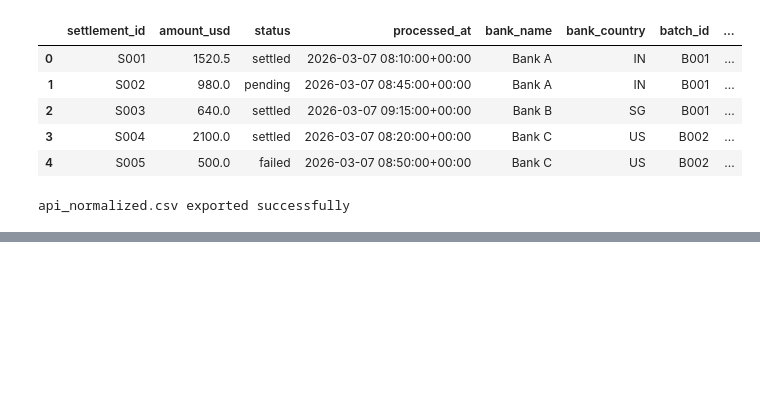
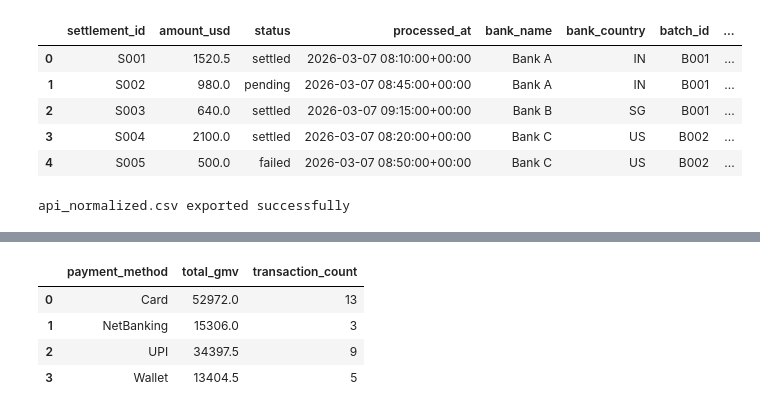
Before and after one commit to Rashminpalkar/fintech-case-study, a Jupyter notebook: 04_python/fintech_pipeline.ipynb, the cells around one changed output, grey strips where cells are left out. Cells and saved outputs as stored; diff of their text form; code cells hidden in the pictures; blank space fills up the shorter version.

```diff
--- a/04_python/fintech_pipeline.ipynb
+++ b/04_python/fintech_pipeline.ipynb
@@ -514,0 +558,25 @@ api_normalized.csv exported successfully
+# %%
+# Payment Method Summary
+
+payment_method_breakdown = (
+    dashboard_data
+    .groupby("payment_method")
+    .agg(
+        total_gmv=("amount_usd", "sum"),
+        transaction_count=("transaction_id", "count")
+    )
+    .reset_index()
+)
+
+payment_method_breakdown.to_csv(
+    "../01_data/processed/payment_method_breakdown.csv",
+    index=False
+)
+
+payment_method_breakdown.head()
+# %% [output]
+|  | payment_method | total_gmv | transaction_count |
+| 0 | Card | 52972.0 | 13 |
+| 1 | NetBanking | 15306.0 | 3 |
+| 2 | UPI | 34397.5 | 9 |
+| 3 | Wallet | 13404.5 | 5 |
```
Also changed, not shown: parts of 5 cells of this notebook, 4 other files.
